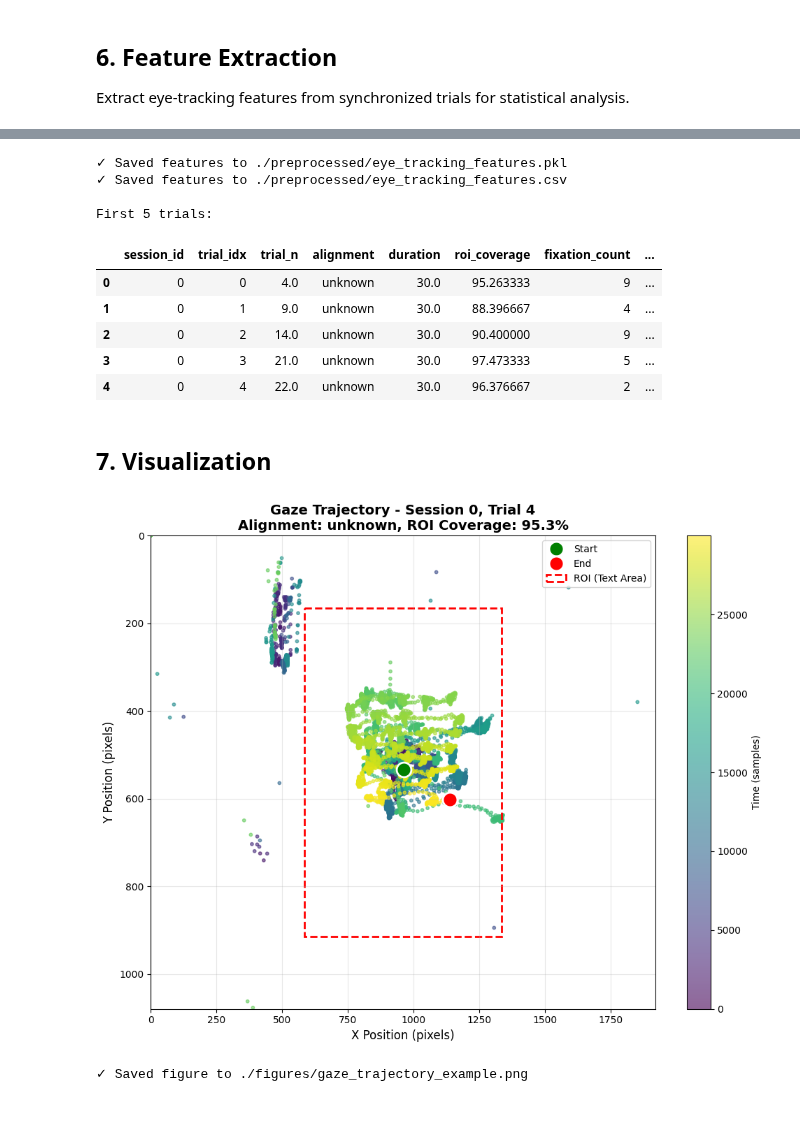
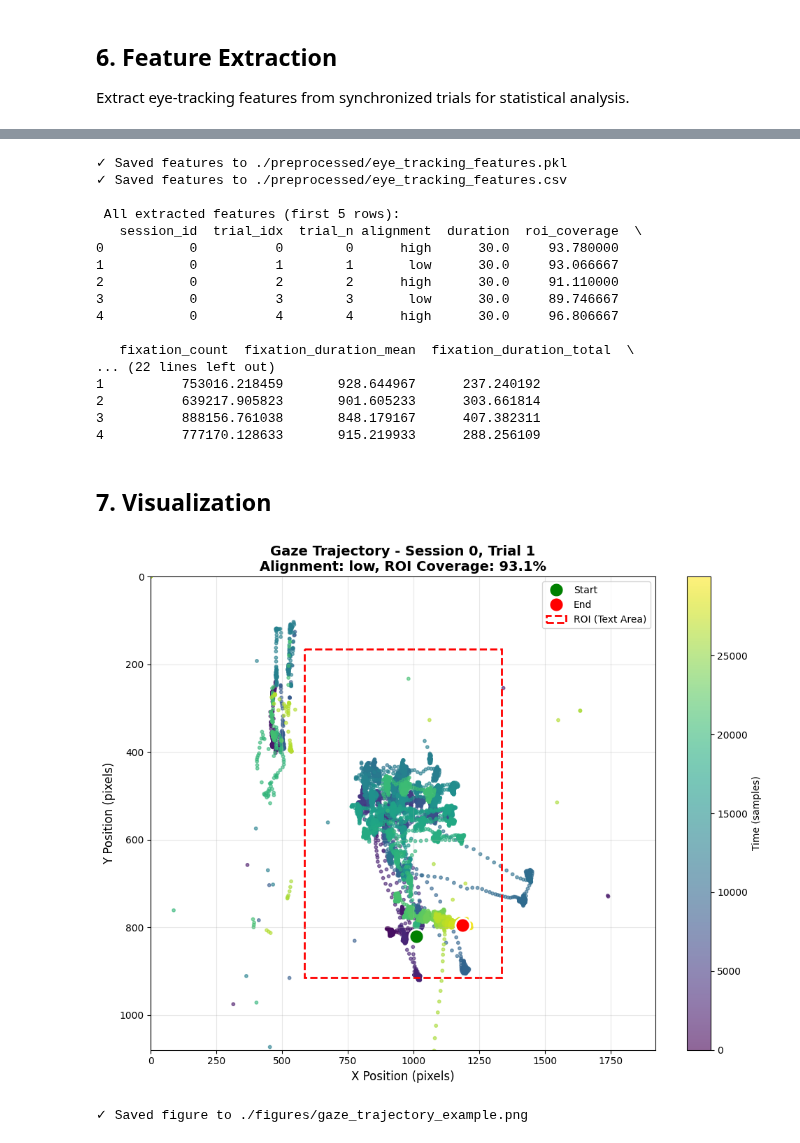
Before and after one commit to kimberlyeder/eeg-eyetracking-analysis, a Jupyter notebook: 07_EyeEvents.ipynb, the cells around one changed output, grey strips where cells are left out. Drawn from its saved outputs; the diff is of its cells as text; code cells hidden in the pictures; blank space fills up the shorter version.

Commit message:
updates data processing

```diff
--- a/07_EyeEvents.ipynb
+++ b/07_EyeEvents.ipynb
@@ -215,7 +288,7 @@ def parse_asc_file(asc_path):
     return samples_df, events, messages
 # %%
 # Test with Session 0
-if 0 in session_asc_map:
+if 1 in session_asc_map:
     test_asc = session_asc_map[0]
     samples_df, events, messages = parse_asc_file(test_asc)
 
@@ -379 +536,30 @@ First trial details:
   Samples: 30,000
+# %%
+# Test different CSV quoting strategies
+import csv
+
+exp_csv = Path('./Data') / df_matched.loc[0, 'experiment_file']
+
+quoting_modes = [
+    (csv.QUOTE_MINIMAL, 'QUOTE_MINIMAL'),
+    (csv.QUOTE_ALL, 'QUOTE_ALL'),
+    (csv.QUOTE_NONNUMERIC, 'QUOTE_NONNUMERIC'),
+    (csv.QUOTE_NONE, 'QUOTE_NONE')
+]
+
+for quoting, name in quoting_modes:
+    try:
+        with open(exp_csv, 'r', encoding='utf-8', errors='ignore') as f:
+            reader = csv.DictReader(f, quoting=quoting)
+            trials_count = 0
+            for row in reader:
+                if 'text.started' in row and row['text.started']:
+                    try:
+                        val = float(row['text.started'])
+                        if val < 10000:
+                            trials_count += 1
+                    except:
+                        pass
+            print(f'{name}: {trials_count} trials')
+    except Exception as e:
+        print(f'{name}: ERROR - {e}')
@@ -840,19 +1215,26 @@ df_features.to_csv(csv_file, index=False)
 print(f'✓ Saved features to {csv_file}')
 
 # Display first few rows
-print('\nFirst 5 trials:')
-df_features.head()
+print('\n All extracted features (first 5 rows):')
+print(df_features.head())
 # %% [output]
 ✓ Saved features to ./preprocessed/eye_tracking_features.pkl
 ✓ Saved features to ./preprocessed/eye_tracking_features.csv
 
-First 5 trials:
+ All extracted features (first 5 rows):
+   session_id  trial_idx  trial_n alignment  duration  roi_coverage  \
+0           0          0        0      high      30.0     93.780000
+1           0          1        1       low      30.0     93.066667
+2           0          2        2      high      30.0     91.110000
+3           0          3        3       low      30.0     89.746667
+4           0          4        4      high      30.0     96.806667
+
+   fixation_count  fixation_duration_mean  fixation_duration_total  \
+... (22 lines left out)
+1          753016.218459       928.644967      237.240192
+2          639217.905823       901.605233      303.661814
+3          888156.761038       848.179167      407.382311
+4          777170.128633       915.219933      288.256109
-|  | session_id | trial_idx | trial_n | alignment | duration | roi_coverage | fixation_count | ... |
-| 0 | 0 | 0 | 4.0 | unknown | 30.0 | 95.263333 | 9 | ... |
-| 1 | 0 | 1 | 9.0 | unknown | 30.0 | 88.396667 | 4 | ... |
-| 2 | 0 | 2 | 14.0 | unknown | 30.0 | 90.400000 | 9 | ... |
-| 3 | 0 | 3 | 21.0 | unknown | 30.0 | 97.473333 | 5 | ... |
-| 4 | 0 | 4 | 22.0 | unknown | 30.0 | 96.376667 | 2 | ... |
 # %% [markdown]
 ## 7. Visualization
 # %%
@@ -910,15 +1292,15 @@ def plot_trial_gaze(trial_data, show_roi=True, figsize=(10, 8)):
 # %%
 # Visualize first trial from Session 0
 if 0 in all_sessions_data and len(all_sessions_data[0]) > 0:
-    trial = all_sessions_data[0][0]
+    trial = all_sessions_data[0][1]  # Second trial for variety
     fig, ax = plot_trial_gaze(trial)
     plt.savefig('./figures/gaze_trajectory_example.png', dpi=150, bbox_inches='tight')
     plt.show()
     print('✓ Saved figure to ./figures/gaze_trajectory_example.png')
 else:
     print('No trial data available')
 # %% [output]
-[figure, old version]
+[figure, new version]
 ✓ Saved figure to ./figures/gaze_trajectory_example.png
 # %%
 # Plot feature distributions across sessions
```
Also changed, not shown: parts of 11 cells of this notebook, 2 other files.
